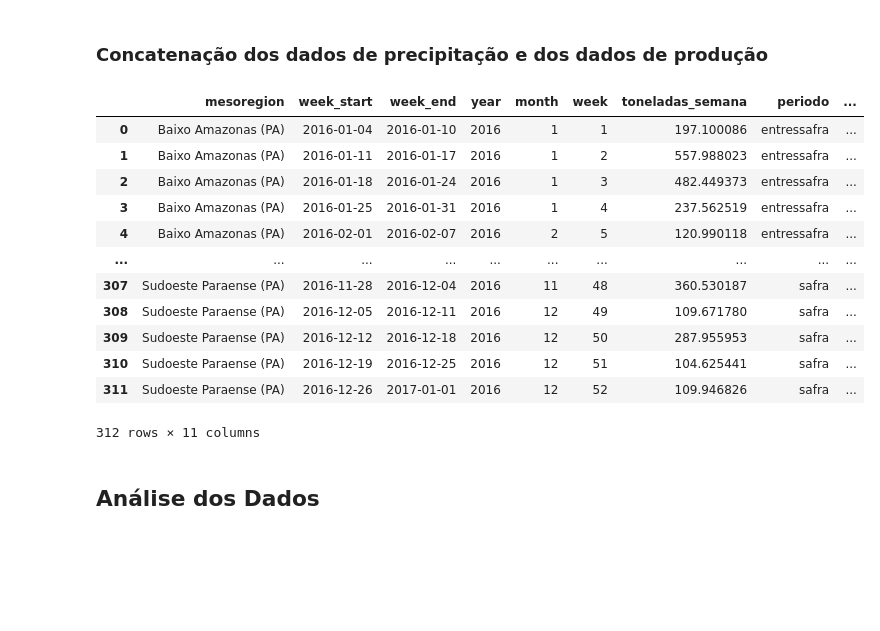
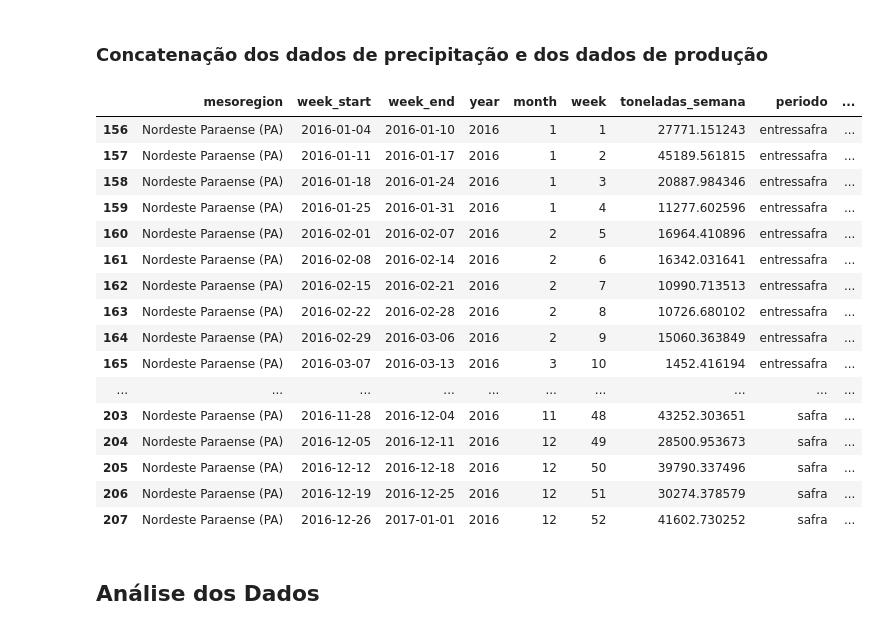
Before and after one commit to linknasubi/acai-predict, a Jupyter notebook: Acai_Predict.ipynb, the cells around one changed output. Saved outputs shown, nothing was run; the diff lists cells and outputs as text; code cells hidden in the pictures; blank space fills up the shorter version.

```diff
--- a/Acai_Predict.ipynb
+++ b/Acai_Predict.ipynb
@@ -39,7 +45,7 @@ import requests
 
 
 START = "2015-01-01"     # YYYY-MM-DD
-END   = "2016-12-31"     # YYYY-MM-DD (inclusivo)
+END   = "2017-12-31"     # YYYY-MM-DD (inclusivo)
 OUTDIR = "./dados_gpcp"  # pasta de saída
 WORKERS = 4              # paralelismo
 SKIP_EXISTING = True     # pular arquivos já existentes
@@ -478,12 +484,12 @@ if USE_PA_BBOX:
 
 meso_centroids = pd.DataFrame([
     # name                                lat      lon
-    ["Baixo Amazonas (PA)",              -2.40,  -56.40],  # região Santarém/Óbidos/Oriximiná
-    ["Marajó (PA)",                      -0.90,  -49.50],  # ilha do Marajó (Soure/Salvaterra)
-    ["Metropolitana de Belém (PA)",      -1.45,  -48.50],  # Belém/Ananindeua
-    ["Nordeste Paraense (PA)",           -1.10,  -47.30],  # Capanema/Bragança/Castanhal eixo
-    ["Sudoeste Paraense (PA)",           -6.00,  -55.00],  # Itaituba/Novo Progresso/Altamira S-O
-    ["Sudeste Paraense (PA)",            -5.50,  -49.30],  # Marabá/Parauapebas/Redenção
+    ["Baixo Amazonas (PA)",              -1.94194,  -54.73780],  # região Santarém/Óbidos/Oriximiná
+    ["Marajó (PA)",                      -1.68194, -50.48000],  # ilha do Marajó (Soure/Salvaterra)
+    ["Metropolitana de Belém (PA)",      -1.45583, -48.50390],  # Belém/Ananindeua
+    ["Nordeste Paraense (PA)",           -2.41889, -48.15194],  # Capanema/Bragança/Castanhal eixo
+    ["Sudoeste Paraense (PA)",           -3.20278, -52.20583],  # Itaituba/Novo Progresso/Altamira S-O
+    ["Sudeste Paraense (PA)",            -6.06778, -49.90194],  # Marabá/Parauapebas/Redenção
 ], columns=["mesoregion","lat_c","lon_c"])
 
 # ---------------- FUNÇÕES ----------------
@@ -519,6 +525,12 @@ def assign_mesoregion_knn(df_points, centroids):
 # %% [markdown]
 ### Agrupando mesoregião para agregar média de precipitação
 # %%
+coords = (
+    df_chuva[['lat','lon']].drop_duplicates().reset_index(drop=True)
+)
+
+coords['mesoregion'] = assign_mesoregion_knn(coords, meso_centroids)
+
 for col in ['mesoregion', 'mesoregion_x', 'mesoregion_y']:
     if col in df_chuva.columns:
         df_chuva = df_chuva.drop(columns=col)
@@ -558,7 +570,7 @@ df_meso_weekly = (
 )
 # --- parâmetros ---
 LAG_K = 36
-WIN_SIZES = [1]
+WIN_SIZES = [8]
 
 # --- features defasadas (sem vazamento) ---
 df_feat = (
@@ -726,46 +728,50 @@ df_meso_weekly['mesoregion'] = df_meso_weekly['mesoregion'].astype(str).str.stri
 weekly_series_meso['date'] = pd.to_datetime(weekly_series_meso['date'])
 weekly_series_meso['mesoregion'] = weekly_series_meso['mesoregion'].astype(str).str.strip()
 wk_2016 = weekly_series_meso[weekly_series_meso['year'] == 2016].copy()
 wk_2016 = wk_2016.rename(columns={'date':'week_start'})
 
 
 # 2) merge limpo por mesorregião + semana (agora levando TODAS as colunas precip_ de df_meso_weekly)
 precip_cols = [c for c in df_meso_weekly.columns if c.startswith('precip_')]
 df_weekly_join = (
     wk_2016.merge(
         df_meso_weekly[['mesoregion','week_start'] + precip_cols],
         on=['mesoregion','week_start'],
         how='left',
         validate='one_to_one'
     )
     .sort_values(['mesoregion','week_start'])
     .reset_index(drop=True)
 )
 
 df_weekly_join['week_end'] = df_weekly_join['week_start'] + pd.Timedelta(days=6)
 
 
 base_cols = ['mesoregion','week_start','week_end','year','month','week',
              'toneladas_semana','periodo']
 training_data = df_weekly_join[base_cols + precip_cols]
 
 
-#training_data = training_data[training_data['mesoregion'] == 'Nordeste Paraense (PA)']
+training_data = training_data[training_data['mesoregion'] == 'Nordeste Paraense (PA)']
 training_data
 # %% [output]
 |  | mesoregion | week_start | week_end | year | month | week | toneladas_semana | periodo | ... |
-| 0 | Baixo Amazonas (PA) | 2016-01-04 | 2016-01-10 | 2016 | 1 | 1 | 197.100086 | entressafra | ... |
-| 1 | Baixo Amazonas (PA) | 2016-01-11 | 2016-01-17 | 2016 | 1 | 2 | 557.988023 | entressafra | ... |
-| 2 | Baixo Amazonas (PA) | 2016-01-18 | 2016-01-24 | 2016 | 1 | 3 | 482.449373 | entressafra | ... |
-| 3 | Baixo Amazonas (PA) | 2016-01-25 | 2016-01-31 | 2016 | 1 | 4 | 237.562519 | entressafra | ... |
-| 4 | Baixo Amazonas (PA) | 2016-02-01 | 2016-02-07 | 2016 | 2 | 5 | 120.990118 | entressafra | ... |
+| 156 | Nordeste Paraense (PA) | 2016-01-04 | 2016-01-10 | 2016 | 1 | 1 | 27771.151243 | entressafra | ... |
+| 157 | Nordeste Paraense (PA) | 2016-01-11 | 2016-01-17 | 2016 | 1 | 2 | 45189.561815 | entressafra | ... |
+| 158 | Nordeste Paraense (PA) | 2016-01-18 | 2016-01-24 | 2016 | 1 | 3 | 20887.984346 | entressafra | ... |
+| 159 | Nordeste Paraense (PA) | 2016-01-25 | 2016-01-31 | 2016 | 1 | 4 | 11277.602596 | entressafra | ... |
+| 160 | Nordeste Paraense (PA) | 2016-02-01 | 2016-02-07 | 2016 | 2 | 5 | 16964.410896 | entressafra | ... |
+| 161 | Nordeste Paraense (PA) | 2016-02-08 | 2016-02-14 | 2016 | 2 | 6 | 16342.031641 | entressafra | ... |
+| 162 | Nordeste Paraense (PA) | 2016-02-15 | 2016-02-21 | 2016 | 2 | 7 | 10990.713513 | entressafra | ... |
+| 163 | Nordeste Paraense (PA) | 2016-02-22 | 2016-02-28 | 2016 | 2 | 8 | 10726.680102 | entressafra | ... |
+| 164 | Nordeste Paraense (PA) | 2016-02-29 | 2016-03-06 | 2016 | 2 | 9 | 15060.363849 | entressafra | ... |
+| 165 | Nordeste Paraense (PA) | 2016-03-07 | 2016-03-13 | 2016 | 3 | 10 | 1452.416194 | entressafra | ... |
 | ... | ... | ... | ... | ... | ... | ... | ... | ... | ... |
-| 307 | Sudoeste Paraense (PA) | 2016-11-28 | 2016-12-04 | 2016 | 11 | 48 | 360.530187 | safra | ... |
-| 308 | Sudoeste Paraense (PA) | 2016-12-05 | 2016-12-11 | 2016 | 12 | 49 | 109.671780 | safra | ... |
-| 309 | Sudoeste Paraense (PA) | 2016-12-12 | 2016-12-18 | 2016 | 12 | 50 | 287.955953 | safra | ... |
-| 310 | Sudoeste Paraense (PA) | 2016-12-19 | 2016-12-25 | 2016 | 12 | 51 | 104.625441 | safra | ... |
-| 311 | Sudoeste Paraense (PA) | 2016-12-26 | 2017-01-01 | 2016 | 12 | 52 | 109.946826 | safra | ... |
+| 203 | Nordeste Paraense (PA) | 2016-11-28 | 2016-12-04 | 2016 | 11 | 48 | 43252.303651 | safra | ... |
+| 204 | Nordeste Paraense (PA) | 2016-12-05 | 2016-12-11 | 2016 | 12 | 49 | 28500.953673 | safra | ... |
+| 205 | Nordeste Paraense (PA) | 2016-12-12 | 2016-12-18 | 2016 | 12 | 50 | 39790.337496 | safra | ... |
+| 206 | Nordeste Paraense (PA) | 2016-12-19 | 2016-12-25 | 2016 | 12 | 51 | 30274.378579 | safra | ... |
+| 207 | Nordeste Paraense (PA) | 2016-12-26 | 2017-01-01 | 2016 | 12 | 52 | 41602.730252 | safra | ... |
-312 rows × 11 columns
 # %% [markdown]
 ## Análise dos Dados
 # %% [markdown]
```
Also changed, not shown: parts of 26 cells of this notebook, 2 other files.
